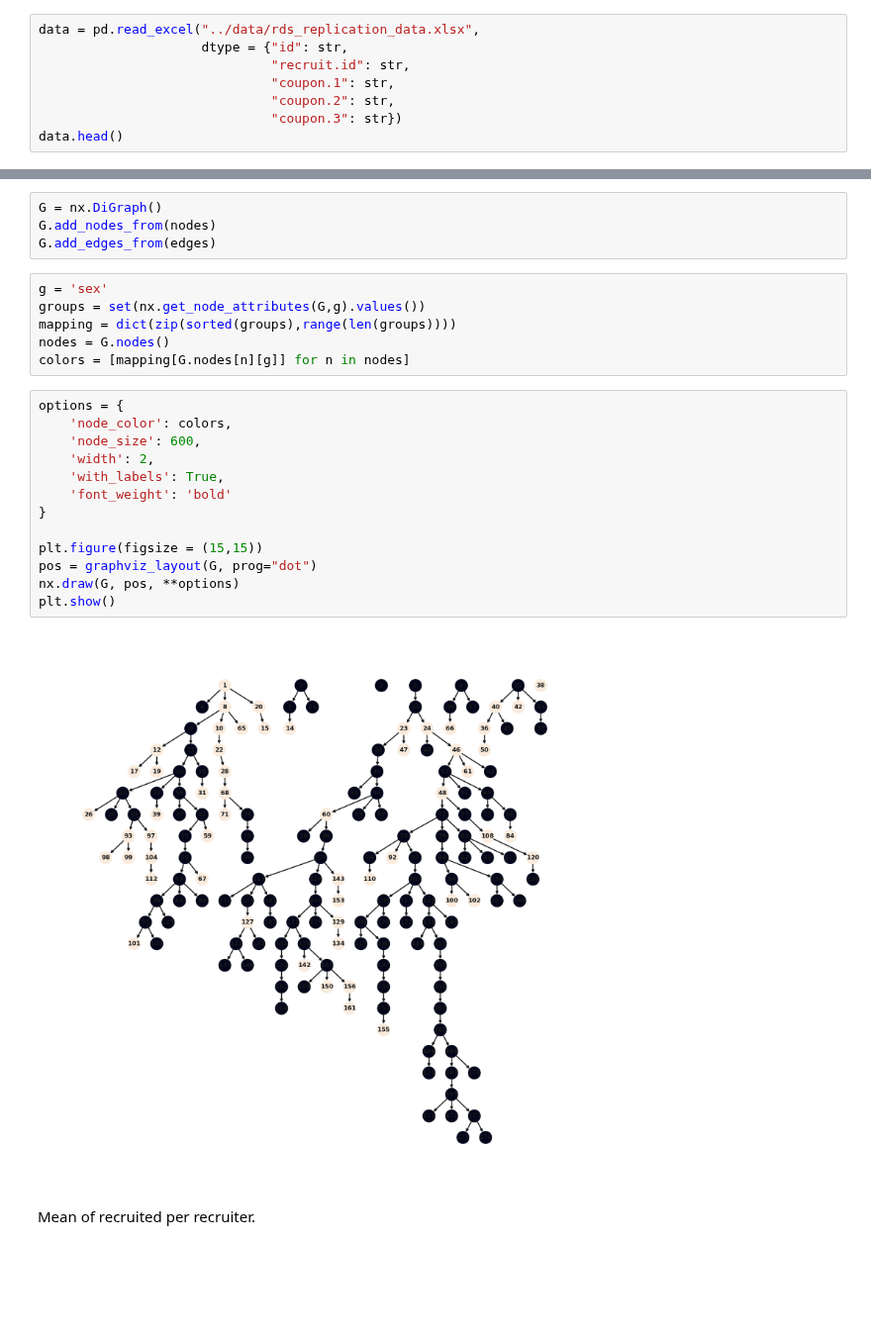
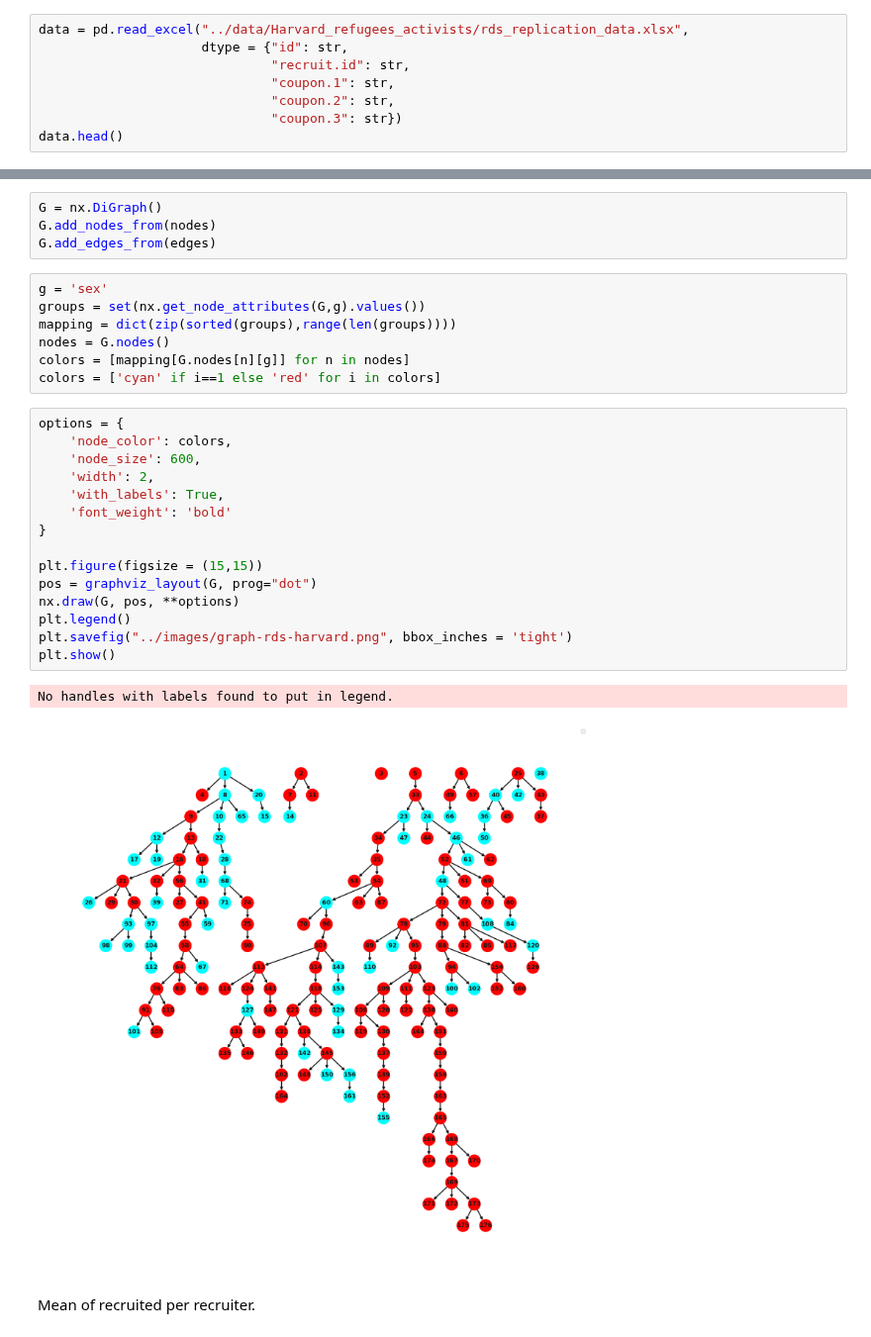
Before and after one commit to lucasmoschen/rds-bayesian-analysis-tcc, a Jupyter notebook: notebooks/introduction-rds.ipynb, the cells around one changed output, grey strips where cells are left out. Shown at 99% size. Saved outputs shown, nothing was run; the diff lists cells and outputs as text; blank space fills up the shorter version.

```diff
--- a/notebooks/introduction-rds.ipynb
+++ b/notebooks/introduction-rds.ipynb
@@ -28,7 +28,7 @@ Here we present the data and explain each title
 
 The other columns are answers to demographic and activism questions developed by the research.
 # %%
-data = pd.read_excel("../data/rds_replication_data.xlsx",
+data = pd.read_excel("../data/Harvard_refugees_activists/rds_replication_data.xlsx",
                      dtype = {"id": str,
                               "recruit.id": str,
                               "coupon.1": str,
@@ -95,21 +95,25 @@ groups = set(nx.get_node_attributes(G,g).values())
 mapping = dict(zip(sorted(groups),range(len(groups))))
 nodes = G.nodes()
 colors = [mapping[G.nodes[n][g]] for n in nodes]
+colors = ['cyan' if i==1 else 'red' for i in colors]
 # %%
 options = {
     'node_color': colors,
     'node_size': 600,
     'width': 2,
     'with_labels': True,
     'font_weight': 'bold'
 }
 
 plt.figure(figsize = (15,15))
 pos = graphviz_layout(G, prog="dot")
 nx.draw(G, pos, **options)
+plt.legend()
+plt.savefig("../images/graph-rds-harvard.png", bbox_inches = 'tight')
 plt.show()
 # %% [output]
+No handles with labels found to put in legend.
-[figure, old version]
+[figure, new version]
 # %% [markdown]
 Mean of recruited per recruiter.
 # %%
```
Also changed, not shown: parts of 1 cell of this notebook, 5 other files.
